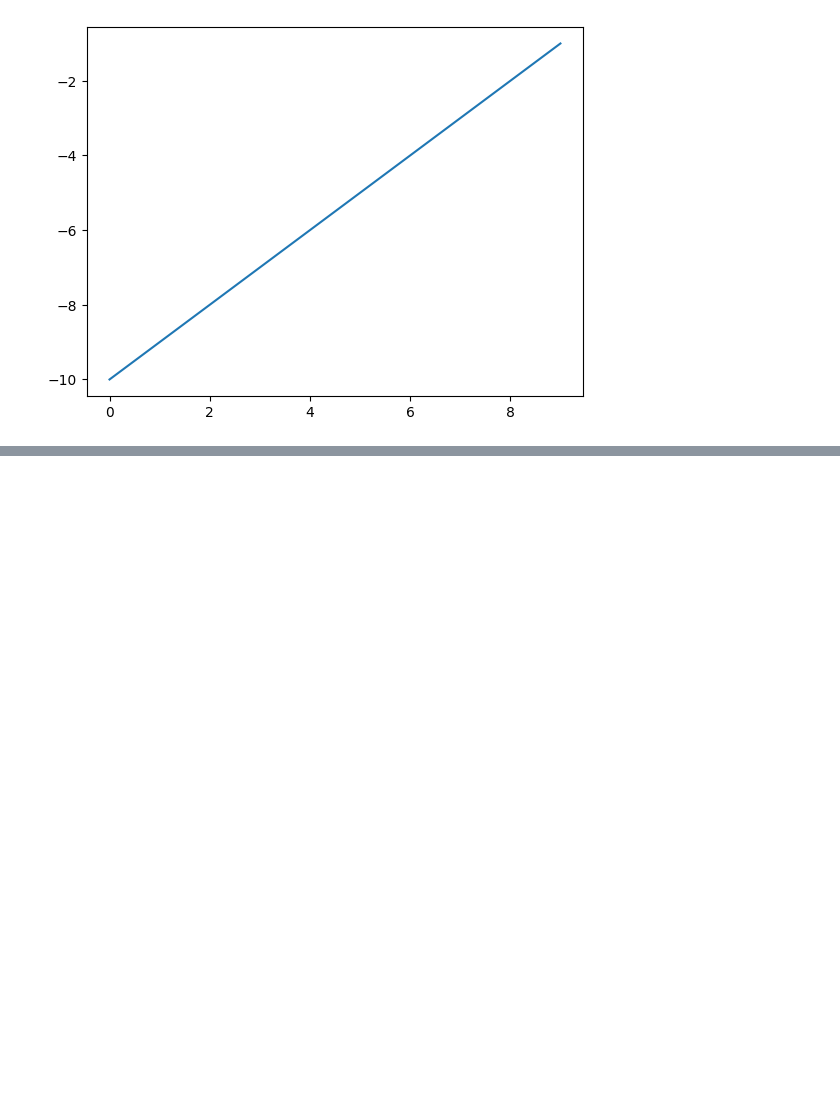
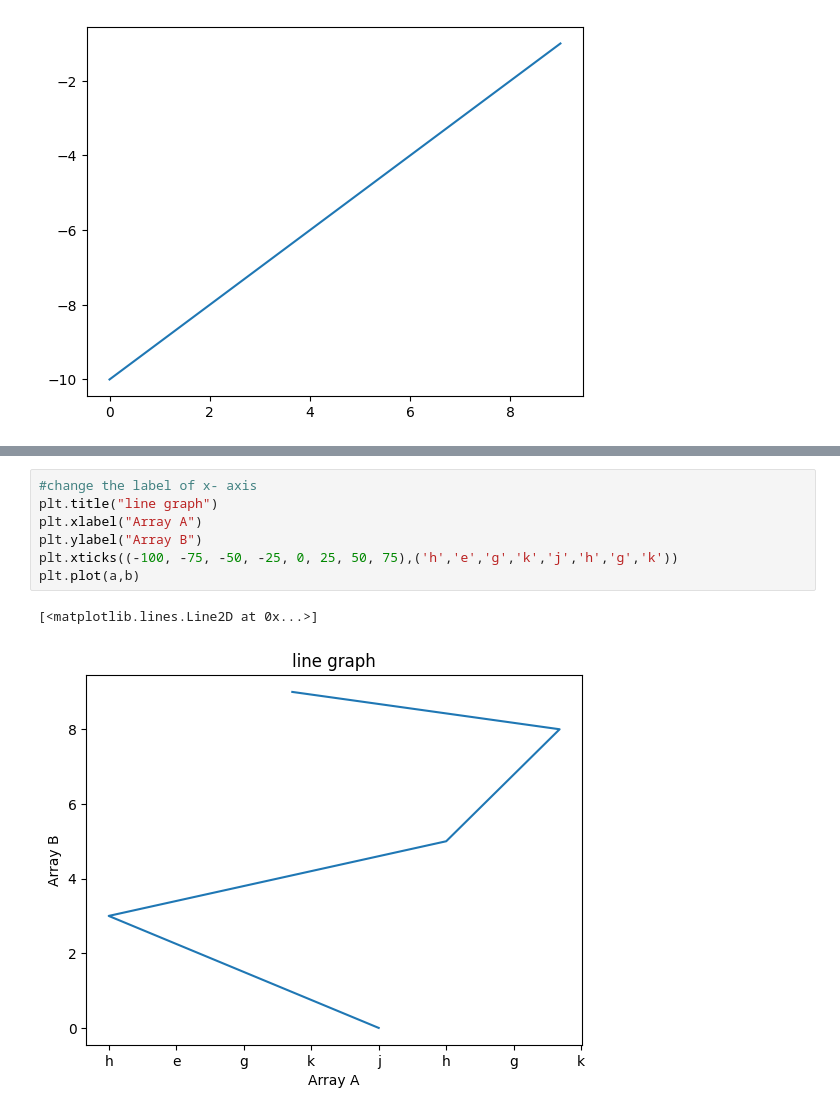
Before and after one commit to harsh24895/Sliceand3Darray, a Jupyter notebook: Matpotlib.ipynb, the cells around one changed output, grey strips where cells are left out. Drawn from its saved outputs; the diff is of its cells as text; blank space fills up the shorter version.

```diff
--- a/Matpotlib.ipynb
+++ b/Matpotlib.ipynb
@@ -20,0 +41,10 @@ plt.plot(a,b)
+# %%
+#change the label of x- axis
+plt.title("line graph")
+plt.xlabel("Array A")
+plt.ylabel("Array B")
+plt.xticks((-100, -75, -50, -25, 0, 25, 50, 75),('h','e','g','k','j','h','g','k'))
+plt.plot(a,b)
+# %% [output]
+[<matplotlib.lines.Line2D at 0x...>]
+[figure, added]
```
Also changed, not shown: parts of 3 cells of this notebook.
